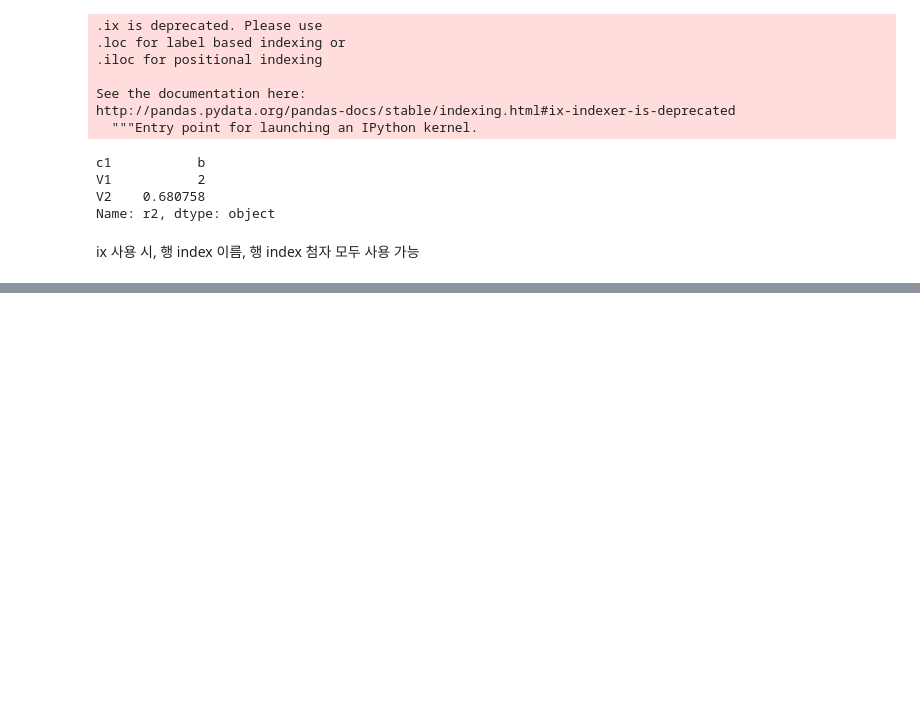
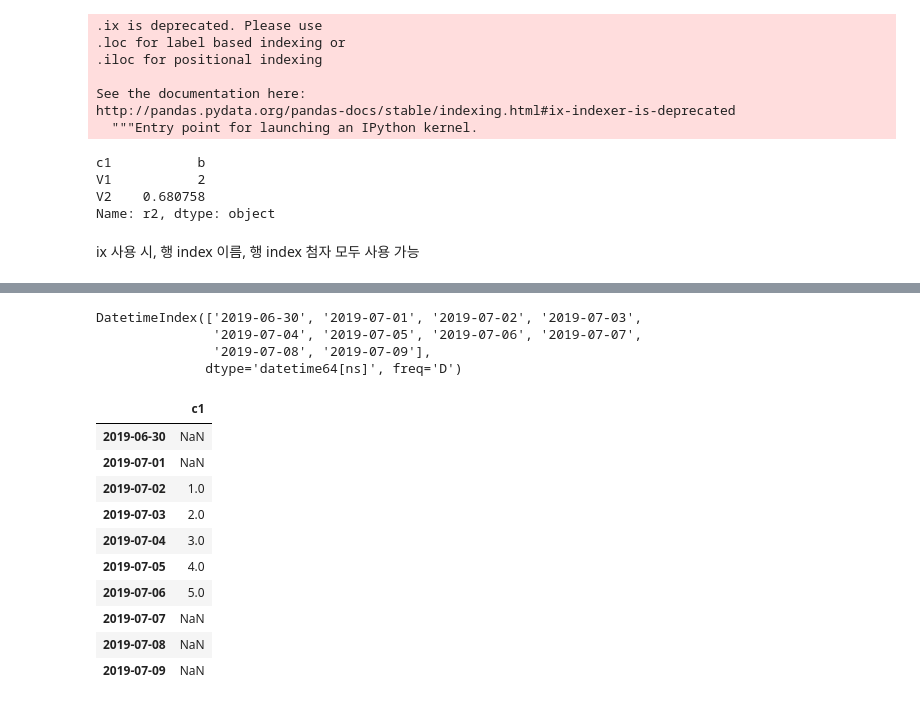
Before and after one commit to goebalgaebal/TIL, a Jupyter notebook: 빅데이터(딥러닝) 활용 AI 설계/딥러닝을 위한 빅데이터 기초/Python/code2/Day2_DA.ipynb, the cells around one changed output, grey strips where cells are left out. Cells and saved outputs as stored; diff of their text form; code cells hidden in the pictures; blank space fills up the shorter version.

```diff
--- a/빅데이터(딥러닝) 활용 AI 설계/딥러닝을 위한 빅데이터 기초/Python/code2/Day2_DA.ipynb
+++ b/빅데이터(딥러닝) 활용 AI 설계/딥러닝을 위한 빅데이터 기초/Python/code2/Day2_DA.ipynb
@@ -218,0 +327,3 @@ ix 사용 시, 행 index 이름, 행 index 첨자 모두 사용 가능
+# %%
+dindex = pd.date_range("07/02/2019", periods=5, freq= "D") # 월 일 년도
+dindex
@@ -218,0 +334,3 @@ ix 사용 시, 행 index 이름, 행 index 첨자 모두 사용 가능
+# %%
+df2 = pd.DataFrame({"c1": [1, 2, 3, 4, 5]}, index=dindex)
+df2
@@ -218,0 +344,22 @@ ix 사용 시, 행 index 이름, 행 index 첨자 모두 사용 가능
+# %%
+dindex2 = pd.date_range("06/30/2019", periods=10, freq="D")
+dindex2
+# %% [output]
+DatetimeIndex(['2019-06-30', '2019-07-01', '2019-07-02', '2019-07-03',
+               '2019-07-04', '2019-07-05', '2019-07-06', '2019-07-07',
+               '2019-07-08', '2019-07-09'],
+              dtype='datetime64[ns]', freq='D')
+# %%
+df2.reindex(dindex2)
+# %% [output]
+|  | c1 |
+| 2019-06-30 | NaN |
+| 2019-07-01 | NaN |
+| 2019-07-02 | 1.0 |
+| 2019-07-03 | 2.0 |
+| 2019-07-04 | 3.0 |
+| 2019-07-05 | 4.0 |
+| 2019-07-06 | 5.0 |
+| 2019-07-07 | NaN |
+| 2019-07-08 | NaN |
+| 2019-07-09 | NaN |
```
Also changed, not shown: parts of 26 cells of this notebook.
